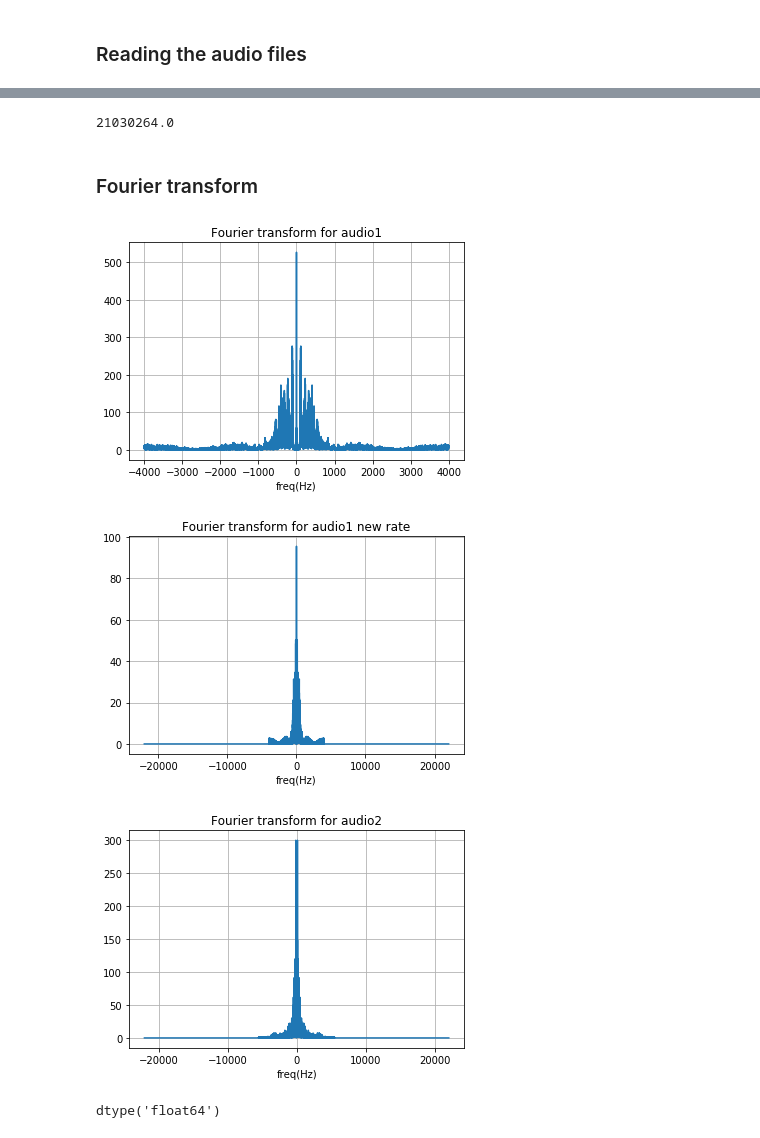
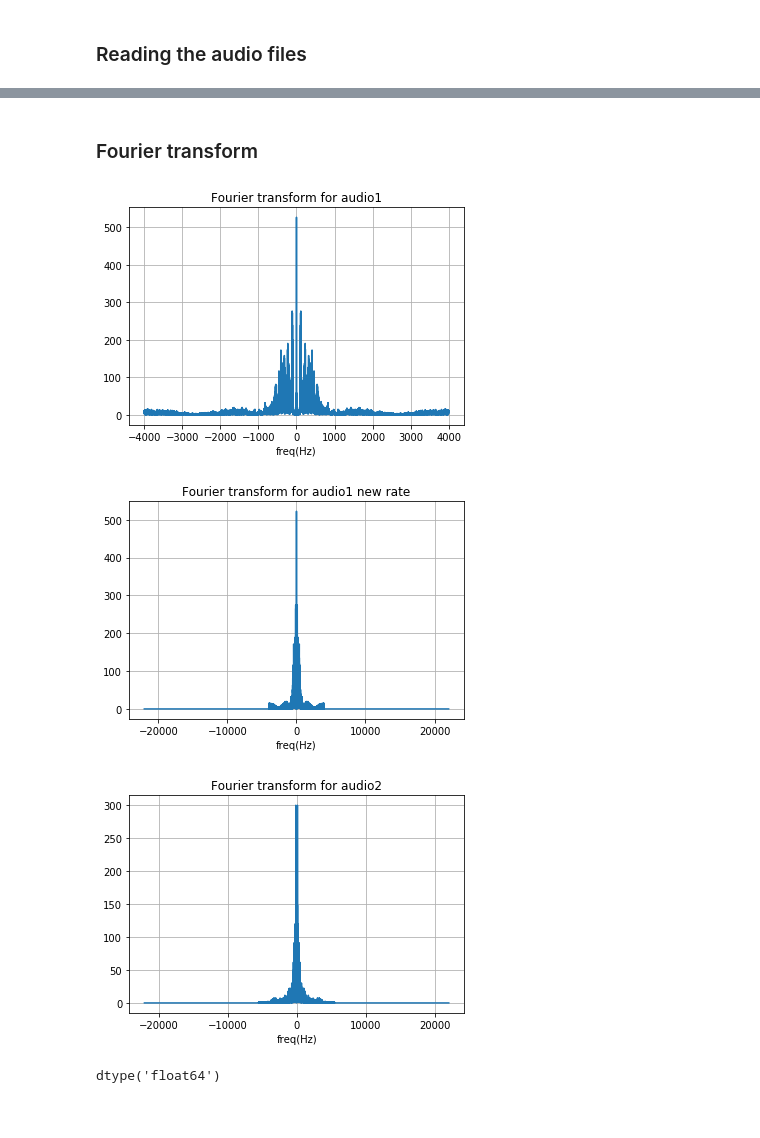
Before and after one commit to Yaamani/Signals-Final, a Jupyter notebook: 2nd-task/Audio Steganograpghy.ipynb, the cells around one changed output, grey strips where cells are left out. Cells and saved outputs as stored; diff of their text form; code cells hidden in the pictures.

```diff
--- a/2nd-task/Audio Steganograpghy.ipynb
+++ b/2nd-task/Audio Steganograpghy.ipynb
@@ -27,17 +28,11 @@ duration = total_samples * sample_spacing ----------> (2)
 rate = 1/sample_spacing -------------------------------> (3)
 # %%
 def increase_sample_rate(audio_data, duration_seconds, old_rate, new_rate):
-    print('audio_data.dtype =', audio_data.dtype)
-    print('audio_data.max() =', audio_data.max())
-
     ft = fft(audio_data)
     ft_shifted = fftshift(ft)
 
-    print('ft.dtype =', ft.dtype, ', ft_shifted.dtype =', ft_shifted.dtype)
-    print('ft.max() =', ft.max())
-
     old_total_samples = len(ft)
-    new_total_samples = duration_seconds/(1.0/new_rate)
+    new_total_samples = np.ceil(duration_seconds/(1.0/new_rate))
     zeros = np.zeros(int((new_total_samples-old_total_samples)/2.0))
 
     ft_shifted_new = np.append(zeros, ft_shifted)
@@ -45,8 +40,8 @@ def increase_sample_rate(audio_data, duration_seconds, old_rate, new_rate):
 
     ft_new = fftshift(ft_shifted_new)
     audio_data_new = ifft(ft_new).real
+    audio_data_new = audio_data_new * (audio_data.max()/audio_data_new.max())
 
-    print('ft_new.dtype =', ft_new.dtype, ', audio_data_new.dtype =', audio_data_new.dtype)
-    print('ft_new.max() =', ft_new.max(), ', audio_data_new.max() =', audio_data_new.max())
+    _new_rate = 1/(duration_seconds/len(ft_new))
 
-    return new_rate, audio_data_new, ft_new
+    return _new_rate, audio_data_new, ft_new
@@ -124,8 +135,4 @@ plt.show()
 [figure]
-# %%
-np.abs(ft1).max()
-# %% [output]
-21030264.0
 # %% [markdown]
 ### Fourier transform
 # %%
@@ -134,38 +141,39 @@ y_ft1 = 1/total_samples1 * np.abs(fftshift(ft1))
 x_ft1 = fftfreq(total_samples1, sample_spacing1)
 x_ft1 = fftshift(x_ft1)
 
+ft1_new = fft(data1_new_rate)
 y_ft1_new = 1/total_samples1_new * np.abs(fftshift(ft1_new))
 x_ft1_new = fftfreq(total_samples1_new, sample_spacing1_new)
 x_ft1_new = fftshift(x_ft1_new)
 
 ft2 = fft(data2)
 y_ft2 = 1/total_samples2 * np.abs(fftshift(ft2))
 x_ft2 = fftfreq(total_samples2, sample_spacing2)
 x_ft2 = fftshift(x_ft2)
 
 plt.title("Fourier transform for audio1")
 plt.plot(x_ft1, y_ft1)
 plt.xlabel('freq(Hz)')
 # plt.xlim(-6000,6000)
 plt.grid()
 plt.show()
 
 plt.title("Fourier transform for audio1 new rate")
 plt.plot(x_ft1_new, y_ft1_new)
 plt.xlabel('freq(Hz)')
 # plt.xlim(-6000,6000)
 plt.grid()
 plt.show()
 
 plt.title("Fourier transform for audio2")
 plt.plot(x_ft2, y_ft2)
 plt.xlabel('freq(Hz)')
 # plt.xlim(-6000,6000)
 plt.grid()
 plt.show()
 # %% [output]
 [figure]
-[figure, old version]
+[figure, new version]
 [figure]
 # %%
 data1_new_rate.dtype
```
Also changed, not shown: parts of 10 cells of this notebook.
